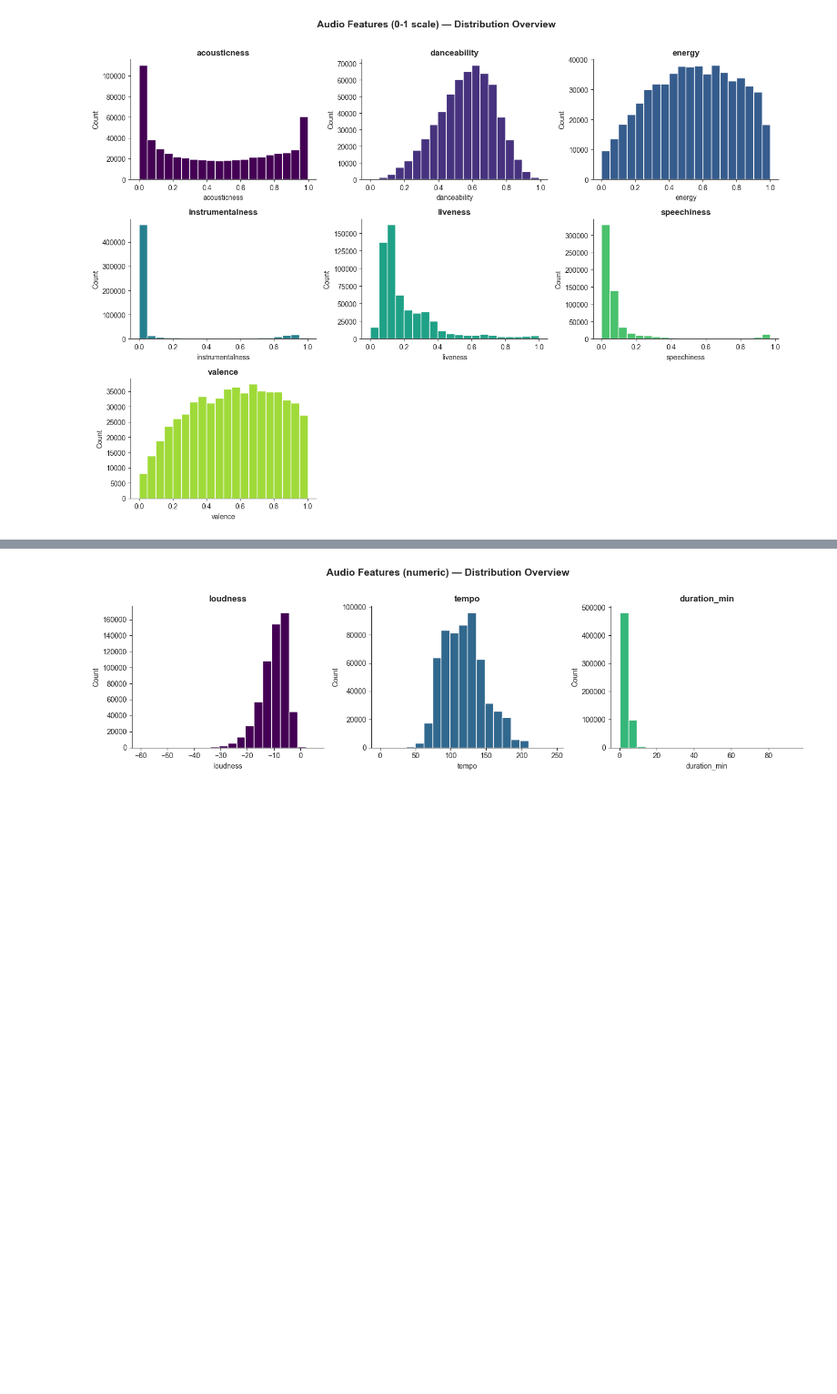
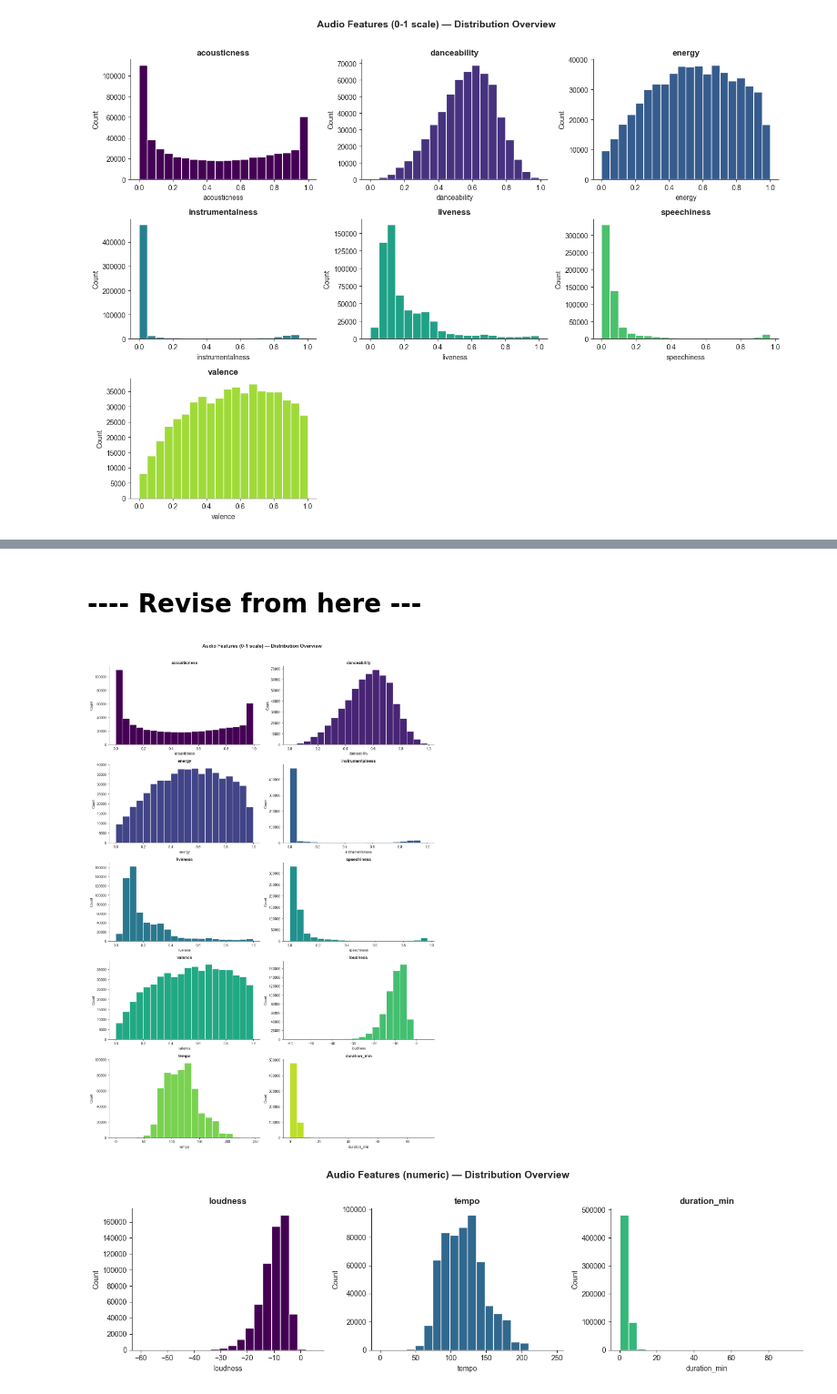
Before and after one commit to manuelcernigoj-lab/spoti-century, a Jupyter notebook: notebooks/01_tracks_elt.ipynb, the cells around one changed output, grey strips where cells are left out. Shown at 91% size. Drawn from its saved outputs; the diff is of its cells as text; code cells hidden in the pictures; blank space fills up the shorter version.

```diff
--- a/notebooks/01_tracks_elt.ipynb
+++ b/notebooks/01_tracks_elt.ipynb
@@ -447,3 +650,31 @@ plt.show()
+# %% [markdown]
+# ---- Revise from here ---
+# %%
+# --- Distribution of all audio features ---
+fig, axes = plt.subplots(5, 2, figsize=(14, 20))
+axes = axes.flatten()
+
+# Generate 7 evenly spaced colors from the viridis palette
+colors = [plt.cm.viridis(i / len(features_list_all)) for i in range(len(features_list_all))]
+
+for i, (feature, color) in enumerate(zip(features_list_all, colors)):
+    axes[i].hist(tracks[feature].dropna(), bins=20,
+                 color=color, edgecolor='white')
+    axes[i].set_title(feature, fontweight='bold')
+    axes[i].set_xlabel(feature)
+    axes[i].set_ylabel('Count')
+    sns.despine(ax=axes[i])
+
+# Hide unused axes
+for j in range(i + 1, len(axes)):
+    axes[j].set_visible(False)
+
+plt.suptitle('Audio Features (0-1 scale) — Distribution Overview',
+             fontsize=14, fontweight='bold', y=1.01)
+plt.tight_layout()
+plt.show()
+# %% [output]
+[figure, added]
 # %%
 # --- Distribution of numeric audio features ---
 fig, axes = plt.subplots(1, 3, figsize=(14, 4))
```
Also changed, not shown: parts of 10 cells of this notebook.
